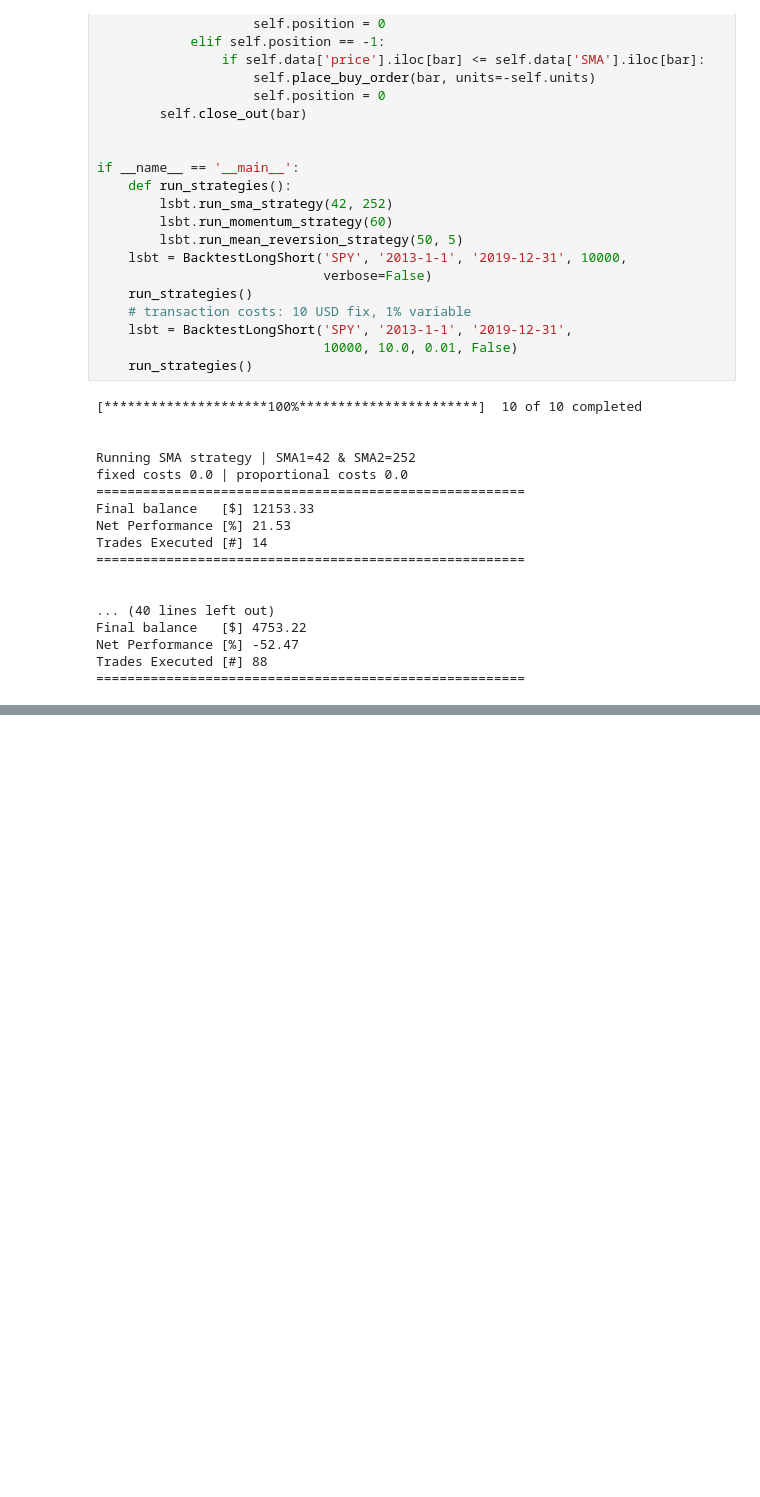
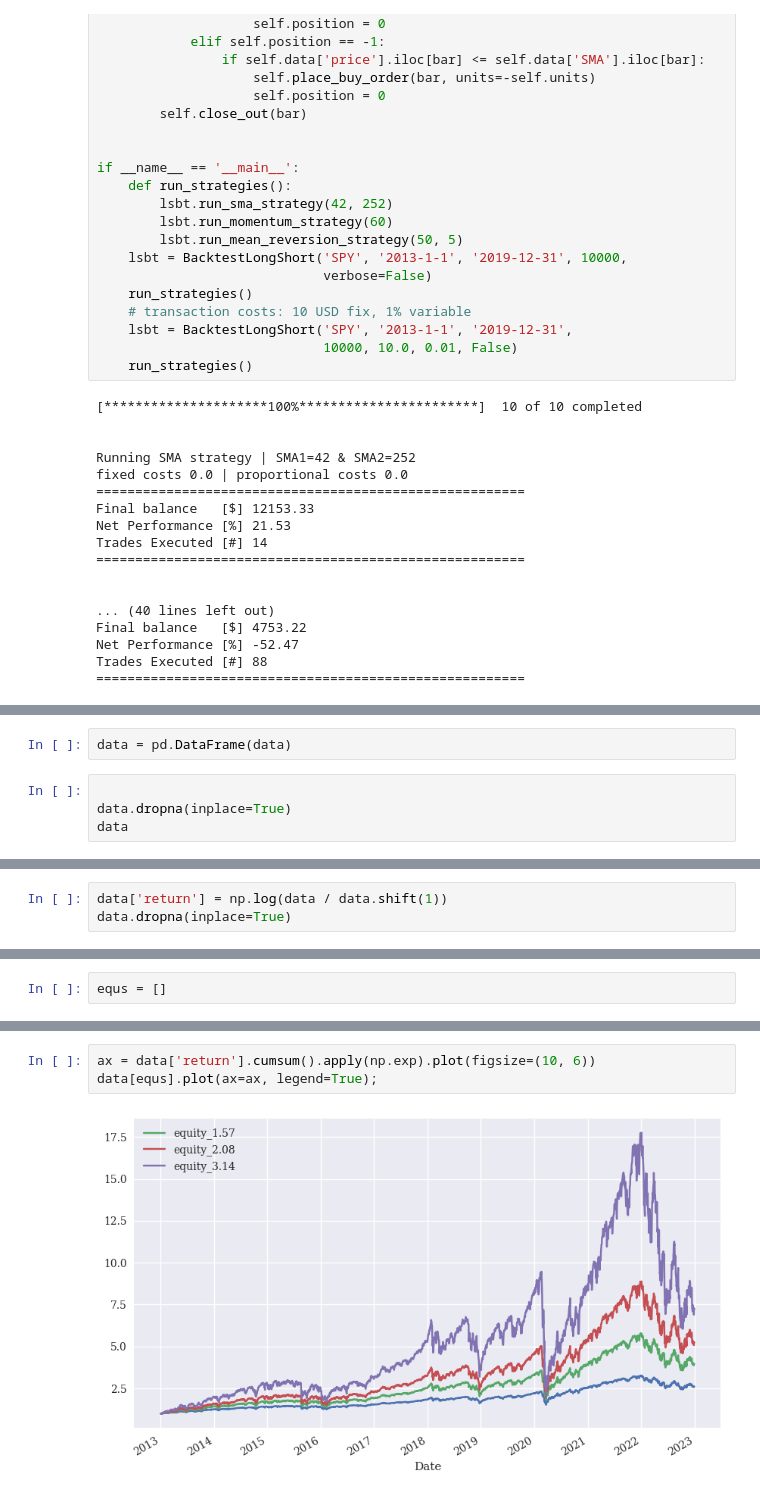
Before and after one commit to MartinKasak/Python_Finance_Numpy_Pandas, a Jupyter notebook: Python For Algorithmic Trading.ipynb, the cells around one changed output, grey strips where cells are left out. Cells and saved outputs as stored; diff of their text form; blank space fills up the shorter version.

```diff
--- a/Python For Algorithmic Trading.ipynb
+++ b/Python For Algorithmic Trading.ipynb
@@ -1510,0 +1581,6 @@ Date
+# %%
+data = pd.DataFrame(data)
+# %%
+
+data.dropna(inplace=True)
+data
@@ -1510,0 +1602,3 @@ Date
+# %%
+data['return'] = np.log(data / data.shift(1))
+data.dropna(inplace=True)
@@ -1510,0 +1631,2 @@ Date
+# %%
+equs = []
@@ -1510,0 +1665,5 @@ Date
+# %%
+ax = data['return'].cumsum().apply(np.exp).plot(figsize=(10, 6))
+data[equs].plot(ax=ax, legend=True);
+# %% [output]
+[figure, added]
```
Also changed, not shown: parts of 24 cells of this notebook.
